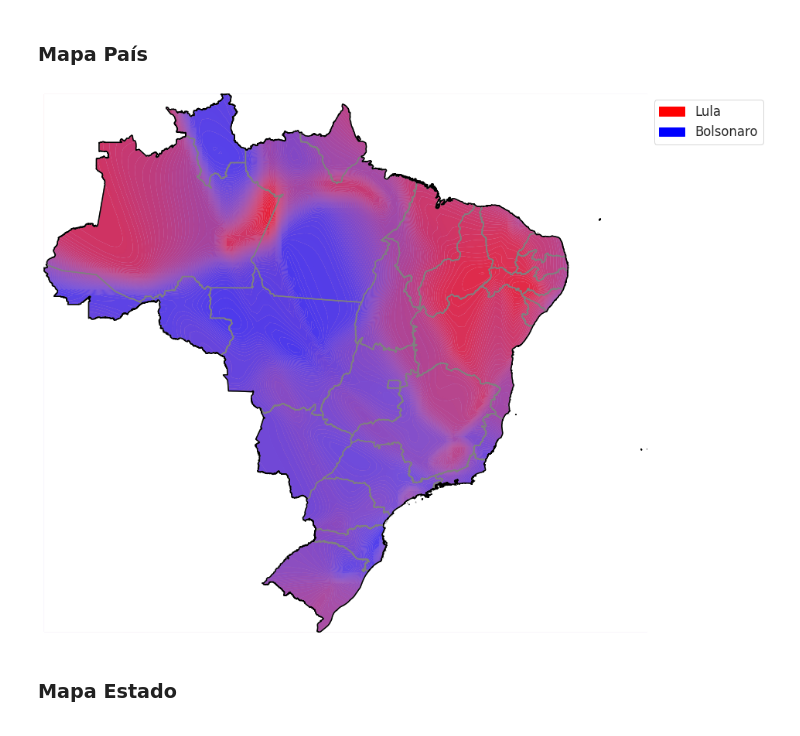
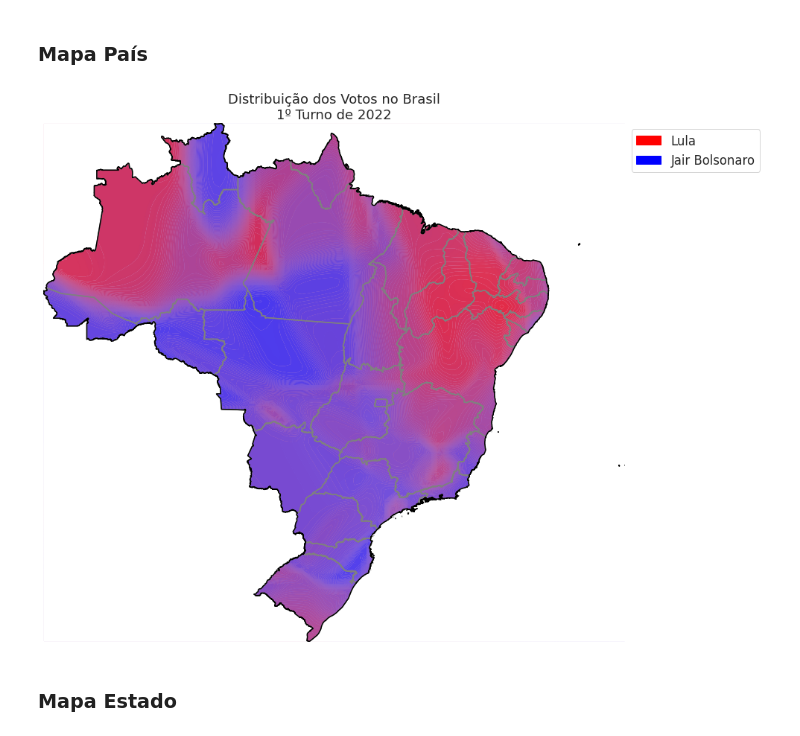
Before and after one commit to alexandrebcruz/brazil-election-2022-analysis, a Jupyter notebook: notebooks/03_mapas_e_interpolacao.ipynb, the cells around one changed output. Cells and saved outputs as stored; diff of their text form; code cells hidden in the pictures.

```diff
--- a/notebooks/03_mapas_e_interpolacao.ipynb
+++ b/notebooks/03_mapas_e_interpolacao.ipynb
@@ -224,7 +224,7 @@ dict_cores = {'LUIZ INÁCIO LULA DA SILVA': (1, 0, 0),
 #              #'SIMONE NASSAR TEBET': paleta_cores[2]
 #              }
 dict_label = {'LUIZ INÁCIO LULA DA SILVA': 'Lula',
-              'JAIR MESSIAS BOLSONARO': 'Bolsonaro',
+              'JAIR MESSIAS BOLSONARO': 'Jair Bolsonaro',
               #'SIMONE NASSAR TEBET': 'Tebet'
               }
 
@@ -281,6 +281,7 @@ with sns.axes_style("whitegrid"), sns.plotting_context('notebook', font_scale =
     frame.axes.yaxis.set_ticklabels([])
 
     ax.legend(handles = hlds, bbox_to_anchor = (1.0, 1), loc = 'upper left')
+    ax.set_title('Distribuição dos Votos no Brasil\n1º Turno de 2022')
     plt.box(False)
     plt.show()
 # %% [output]
@@ -331,7 +332,7 @@ with sns.axes_style("whitegrid"), sns.plotting_context('notebook', font_scale =
     frame.axes.yaxis.set_ticklabels([])
 
     ax.legend(handles = hlds, bbox_to_anchor = (1.0, 1), loc = 'upper left')
-    ax.set_title(f'Distribuição dos Votos no Estado de {uf}')
+    ax.set_title(f'Distribuição dos Votos no Estado de {uf}\n1º Turno de 2022')
 
     plt.box(False)
     plt.show()
@@ -425,7 +426,7 @@ with sns.axes_style("whitegrid"), sns.plotting_context('notebook', font_scale =
     else:
         ax.legend(handles = hlds, bbox_to_anchor = (1.0, 1), loc = 'upper left')
 
-    ax.set_title(f'Distribuição dos Votos na Cidade de {cidade} - {uf}')
+    ax.set_title(f'Distribuição dos Votos na Cidade de {cidade} - {uf}\n1º Turno de 2022')
 
     plt.box(False)
     plt.show()
@@ -630,34 +631,35 @@ with sns.axes_style("whitegrid"), sns.plotting_context('notebook', font_scale =
         vals[:, 1] = cor[1]
         vals[:, 2] = cor[2]
         vals[:, 3] = np.linspace(0, 1, N)[::-1]
         cmap = mpl.colors.ListedColormap(vals[::-1])
 
         cntr = ax.contourf(Y, X, Z[candidato], levels = 100,
                            cmap = cmap,
                            norm = mpl.colors.Normalize(vmin = 0, vmax = 100, clip = False),
                            linestyles = None,
                            antialiased = True)
 
     #Limites do gráfico
     df_lim = pd.DataFrame(np.array(gdf_contorno.convex_hull.boundary.iloc[0].coords), columns = ['Longitude', 'Latitude'])
     ax.set_xlim([df_lim['Longitude'].min(), df_lim['Longitude'].max()])
     ax.set_ylim([df_lim['Latitude'].min(), df_lim['Latitude'].max()])
     #Contornos internos
     gdf_contorno_interno['geometry'].boundary.plot(ax = ax, color = 'grey')
     #Contornos externos
     (gdf_contorno['geometry'].envelope.difference(gdf_contorno['geometry'])).plot(ax = ax, color = 'white', edgecolor = None)
     gdf_contorno['geometry'].boundary.plot(ax = ax, color = 'black')
     #Remoção de Grades e Eixos
     ax.grid(False)
     frame = plt.gca()
     frame.axes.xaxis.set_ticklabels([])
     frame.axes.yaxis.set_ticklabels([])
 
     ax.legend(handles = hlds, bbox_to_anchor = (1.0, 1), loc = 'upper left')
+    ax.set_title('Distribuição dos Votos no Brasil\n1º Turno de 2022')
     plt.box(False)
     plt.show()
 # %% [output]
-[figure, old version]
+[figure, new version]
 # %% [markdown]
 ### Mapa Estado
 # %%
```
Also changed, not shown: parts of 13 cells of this notebook, 8 other files.
